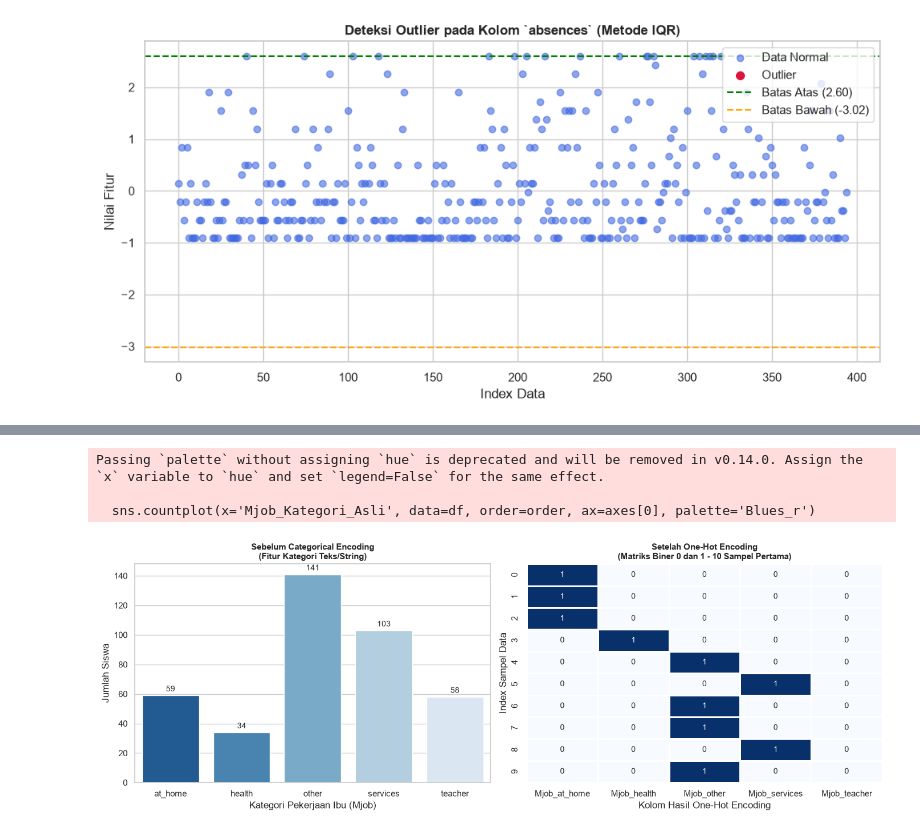
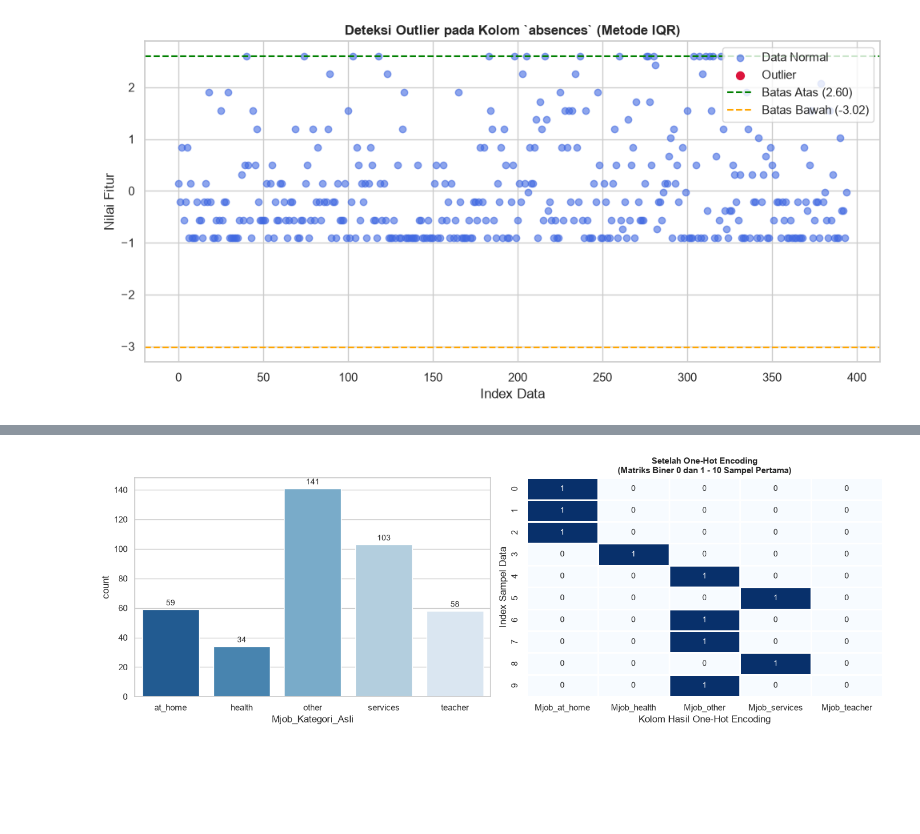
Before and after one commit to NiorTan/Projek-data-mining, a Jupyter notebook: eda_data_cleaned.ipynb, the cells around one changed output, grey strips where cells are left out. Saved outputs shown, nothing was run; the diff lists cells and outputs as text; code cells hidden in the pictures; blank space fills up the shorter version.

```diff
--- a/eda_data_cleaned.ipynb
+++ b/eda_data_cleaned.ipynb
@@ -96,38 +115,40 @@ def get_mjob(row):
     elif row.get('Mjob_teacher') == 1: return 'teacher'
     else: return 'at_home'
 
 df['Mjob_Kategori_Asli'] = df.apply(get_mjob, axis=1)
 
 # Lakukan One-Hot Encoding
 mjob_ohe = pd.get_dummies(df['Mjob_Kategori_Asli'], prefix='Mjob', dtype=int)
 
 # Buat layout visualisasi (1 baris, 2 kolom)
 fig, axes = plt.subplots(1, 2, figsize=(14, 5))
 
 # Plot Kiri: Sebelum Encoding (Frekuensi Kategori String)
 order = ['at_home', 'health', 'other', 'services', 'teacher']
-sns.countplot(x='Mjob_Kategori_Asli', data=df, order=order, ax=axes[0], palette='Blues_r')
-axes[0].set_title('Sebelum Categorical Encoding\n(Fitur Kategori Teks/String)', fontsize=11, fontweight='bold')
-axes[0].set_xlabel('Kategori Pekerjaan Ibu (Mjob)')
-axes[0].set_ylabel('Jumlah Siswa')
+sns.countplot(
+    x='Mjob_Kategori_Asli',
+    data=df,
+    order=order,
+    ax=axes[0],
+    hue='Mjob_Kategori_Asli',  # Tambahkan ini
+    palette='Blues_r',
+    legend=False               # Sembunyikan legenda agar rapi
+)
 
 # Menambahkan angka frekuensi di atas setiap bar
 for p in axes[0].patches:
     height = p.get_height()
     if height > 0:
         axes[0].annotate(f'{int(height)}', (p.get_x() + p.get_width() / 2., height),
                          ha='center', va='bottom', fontsize=10, xytext=(0, 3), textcoords='offset points')
 
 # Plot Kanan: Setelah Encoding (Heatmap Matriks Biner 0 dan 1)
 sns.heatmap(mjob_ohe.head(10), annot=True, cbar=False, cmap='Blues', linewidths=1, ax=axes[1], fmt='d')
 axes[1].set_title('Setelah One-Hot Encoding\n(Matriks Biner 0 dan 1 - 10 Sampel Pertama)', fontsize=11, fontweight='bold')
 axes[1].set_xlabel('Kolom Hasil One-Hot Encoding')
 axes[1].set_ylabel('Index Sampel Data')
 
 plt.tight_layout()
 plt.show()
 # %% [output]
-Passing `palette` without assigning `hue` is deprecated and will be removed in v0.14.0. Assign the `x` variable to `hue` and set `legend=False` for the same effect.
-
-  sns.countplot(x='Mjob_Kategori_Asli', data=df, order=order, ax=axes[0], palette='Blues_r')
-[figure, old version]
+[figure, new version]
```
Also changed, not shown: parts of 8 cells of this notebook, 3 other files.
